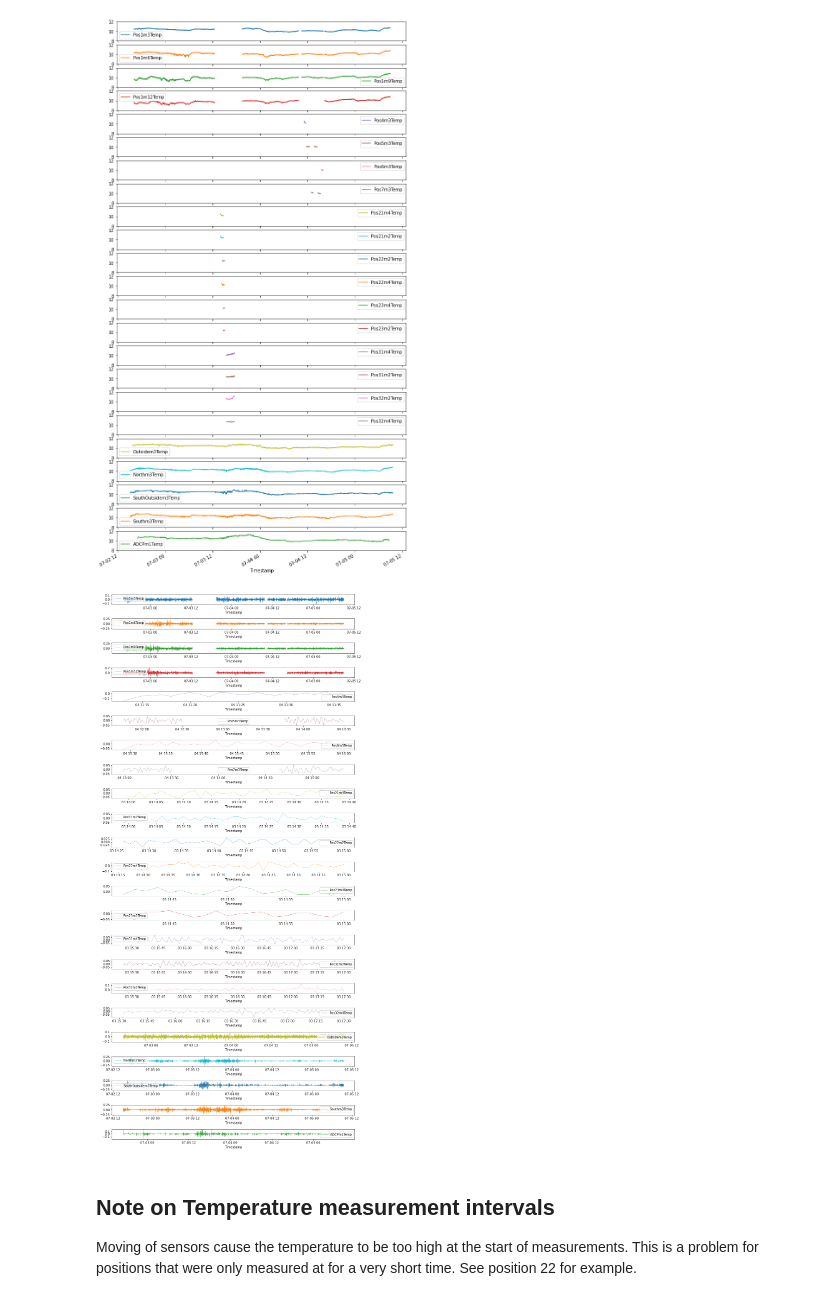
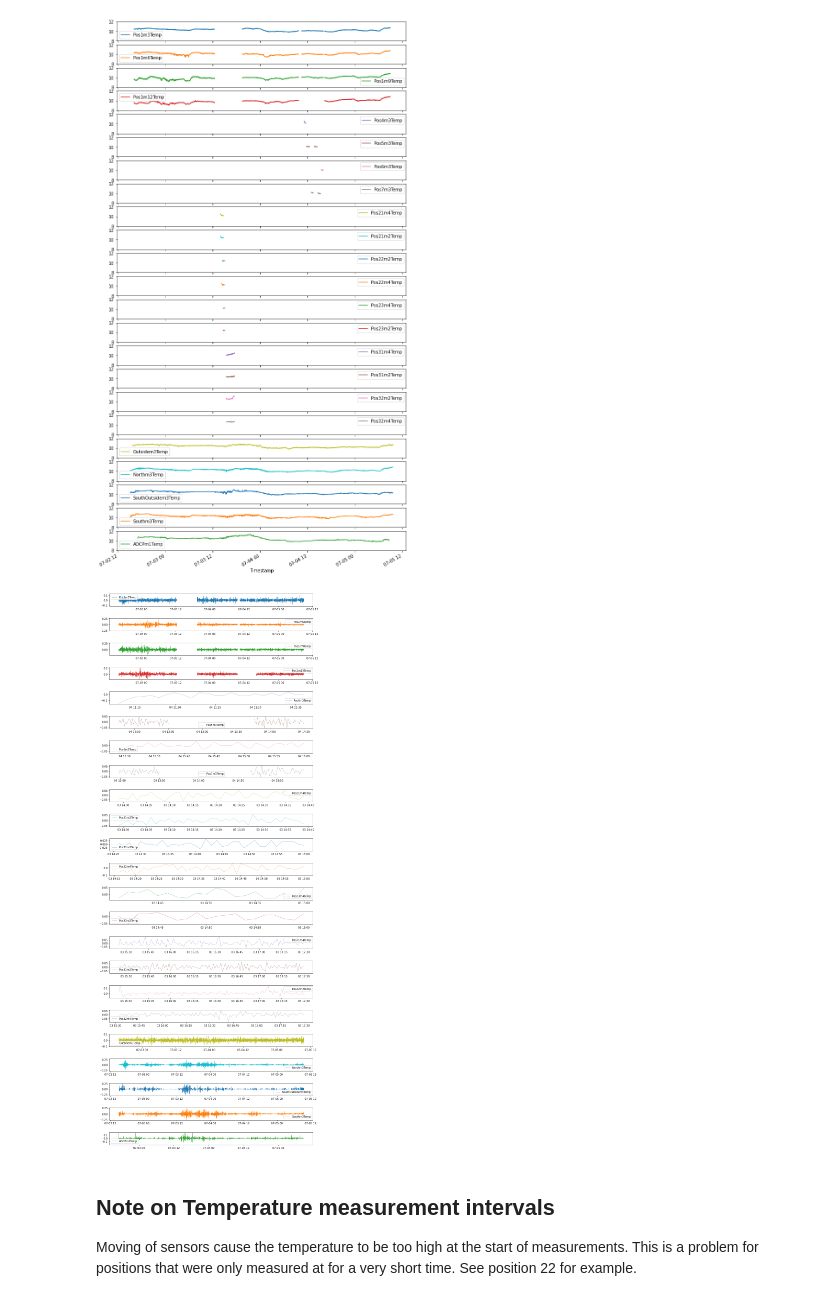
Before and after one commit to larsmmo/Master, a Jupyter notebook: src/visualization.ipynb, the cells around one changed output. Saved outputs shown, nothing was run; the diff lists cells and outputs as text; code cells hidden in the pictures.

```diff
--- a/src/visualization.ipynb
+++ b/src/visualization.ipynb
@@ -144,10 +156,12 @@ array([<AxesSubplot:xlabel='Timestamp'>, <AxesSubplot:xlabel='Timestamp'>,
        <AxesSubplot:xlabel='Timestamp'>], dtype=object)
 [figure]
 # %%
-df.loc[:,tempColumns].diff().plot(subplots=True, figsize=(12,30), linewidth=0.5, sharex=False)
+ax = df.loc[:,tempColumns].diff().plot(subplots=True, figsize=(12,30), linewidth=0.5, sharex=False)
 plt.tight_layout()
+for axis in ax:
+    axis.xaxis.label.set_visible(False)
 # %% [output]
-[figure, old version]
+[figure, new version]
 # %% [markdown]
 ## Note on Temperature measurement intervals
 
```
Also changed, not shown: parts of 9 cells of this notebook, 1 other file.
